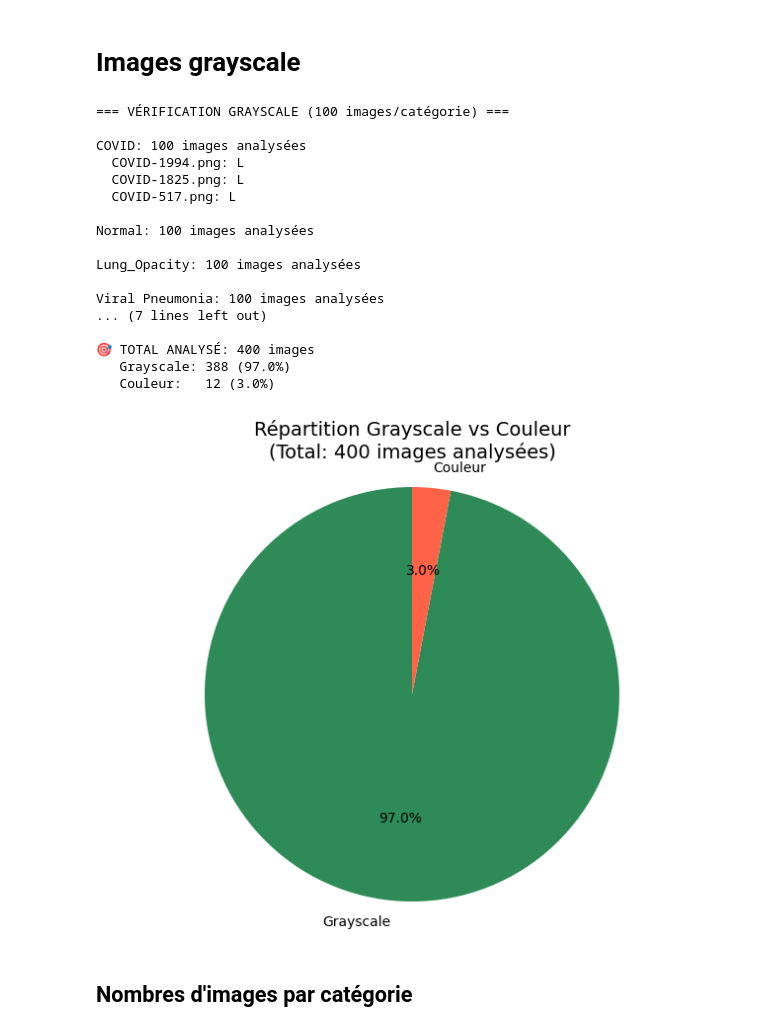
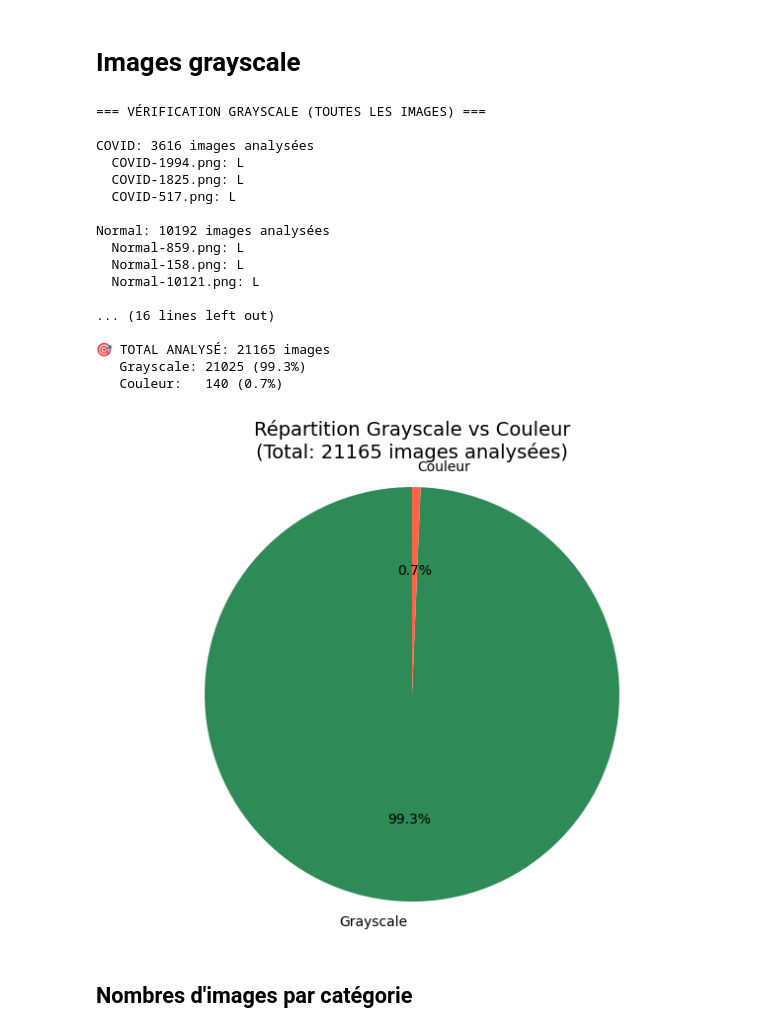
Before and after one commit to mar25-iia2-radiographies/mar25_radiographies_pulmonaires_covid19, a Jupyter notebook: notebooks/01_data_exploration.ipynb, the cells around one changed output. Drawn from its saved outputs; the diff is of its cells as text; code cells hidden in the pictures.

```diff
--- a/notebooks/01_data_exploration.ipynb
+++ b/notebooks/01_data_exploration.ipynb
@@ -286,8 +288,6 @@ from PIL import Image
 import matplotlib.pyplot as plt
 import seaborn as sns
 
-# CHEMINS EXACTS
-base_path = Path("/kaggle/input/covid19-radiography-database")
 data_path = base_path / "COVID-19_Radiography_Dataset"
 
 categories = ['COVID', 'Normal', 'Lung_Opacity', 'Viral Pneumonia']
@@ -295,7 +295,8 @@ categories = ['COVID', 'Normal', 'Lung_Opacity', 'Viral Pneumonia']
 # Dataset de travail : SEULEMENT images/
 image_paths = {}
 for cat in categories:
-    image_paths[cat] = list((data_path / cat / 'images').rglob('*.png'))
+    cat_dir = data_path / cat / 'images'
+    image_paths[cat] = list(cat_dir.rglob('*.png'))
     print(f"✅ {cat}: {len(image_paths[cat]):,} images")
 
 print(f"\n🎯 TOTAL: {sum(len(v) for v in image_paths.values()):,} images")
@@ -314,24 +315,23 @@ from PIL import Image
 import pandas as pd
 import matplotlib.pyplot as plt
 
-# Chemins exacts
-base_path = Path("/kaggle/input/covid19-radiography-database")
+# On réutilise base_path défini plus haut
 data_path = base_path / "COVID-19_Radiography_Dataset"
 categories = ['COVID', 'Normal', 'Lung_Opacity', 'Viral Pneumonia']
 
-print("=== VÉRIFICATION GRAYSCALE (100 images/catégorie) ===")
+print("=== VÉRIFICATION GRAYSCALE (TOUTES LES IMAGES) ===")
 
 grayscale_stats = []
 total_grayscale, total_color = 0, 0
 
 for cat in categories:
     cat_path = data_path / cat / 'images'
-    images = list(cat_path.glob('*.png'))[:100]
+    images = list(cat_path.glob('*.png'))  # ← plus de [:100]
 
     print(f"\n{cat}: {len(images)} images analysées")
     g_count, c_count = 0, 0
 
-    for img_path in images:
+    for idx, img_path in enumerate(images):
         try:
             with Image.open(img_path) as img:
                 if img.mode == 'L':
@@ -340,58 +340,63 @@ for cat in categories:
                 else:
                     c_count += 1
                     total_color += 1
 
-                if len(grayscale_stats) == 0 and g_count + c_count <= 3:
+                # On affiche quelques exemples au tout début
+                if idx < 3:
                     print(f"  {img_path.name}: {img.mode}")
         except:
             pass
 
+    total_cat = g_count + c_count
     grayscale_stats.append({
         'category': cat,
-        'total_checked': len(images),
+        'total_checked': total_cat,
         'grayscale': g_count,
         'color': c_count,
-        'pct_grayscale': g_count / len(images) * 100
+        'pct_grayscale': g_count / total_cat * 100 if total_cat > 0 else 0
     })
 
 grayscale_df = pd.DataFrame(grayscale_stats)
 print("\n=== RÉSULTAT GRAYSCALE PAR CATÉGORIE ===")
 print(grayscale_df.round(1))
 
 # CAMEMBERT TOTAL
 total_images = total_grayscale + total_color
 print(f"\n🎯 TOTAL ANALYSÉ: {total_images} images")
-print(f"   Grayscale: {total_grayscale} ({total_grayscale/total_images*100:.1f}%)")
-print(f"   Couleur:   {total_color} ({total_color/total_images*100:.1f}%)")
+if total_images > 0:
+    print(f"   Grayscale: {total_grayscale} ({total_grayscale/total_images*100:.1f}%)")
+    print(f"   Couleur:   {total_color} ({total_color/total_images*100:.1f}%)")
 
-plt.figure(figsize=(8, 6))
-plt.pie([total_grayscale, total_color],
-        labels=['Grayscale', 'Couleur'],
-        autopct='%1.1f%%',
-        colors=['#2E8B57', '#FF6347'],
-        startangle=90)
-plt.title(f'Répartition Grayscale vs Couleur\n(Total: {total_images} images analysées)', fontsize=14)
-plt.axis('equal')
-plt.show()
+    plt.figure(figsize=(8, 6))
+    plt.pie([total_grayscale, total_color],
+            labels=['Grayscale', 'Couleur'],
+            autopct='%1.1f%%',
+            colors=['#2E8B57', '#FF6347'],
+            startangle=90)
+    plt.title(f'Répartition Grayscale vs Couleur\n(Total: {total_images} images analysées)', fontsize=14)
+    plt.axis('equal')
+    plt.show()
+else:
+    print("⚠️ Aucune image analysée, pas de camembert affiché.")
 # %% [output]
-=== VÉRIFICATION GRAYSCALE (100 images/catégorie) ===
+=== VÉRIFICATION GRAYSCALE (TOUTES LES IMAGES) ===
 
-COVID: 100 images analysées
+COVID: 3616 images analysées
   COVID-1994.png: L
   COVID-1825.png: L
   COVID-517.png: L
 
-Normal: 100 images analysées
+Normal: 10192 images analysées
+  Normal-859.png: L
+  Normal-158.png: L
+  Normal-10121.png: L
 
-Lung_Opacity: 100 images analysées
+... (16 lines left out)
 
-Viral Pneumonia: 100 images analysées
-... (7 lines left out)
-
-🎯 TOTAL ANALYSÉ: 400 images
-   Grayscale: 388 (97.0%)
-   Couleur:   12 (3.0%)
+🎯 TOTAL ANALYSÉ: 21165 images
+   Grayscale: 21025 (99.3%)
+   Couleur:   140 (0.7%)
-[figure, old version]
+[figure, new version]
 # %% [markdown]
 ## **Nombres d'images par catégorie**
 # %%
```
Also changed, not shown: parts of 8 cells of this notebook.
